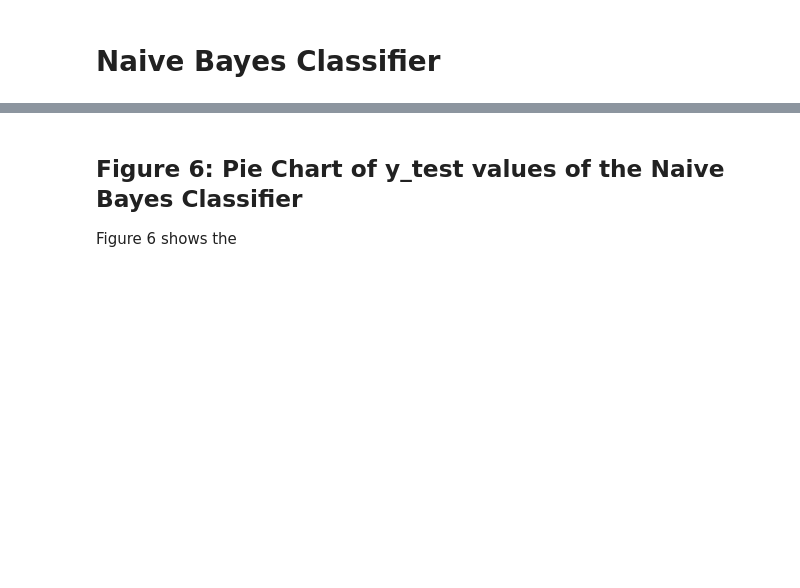
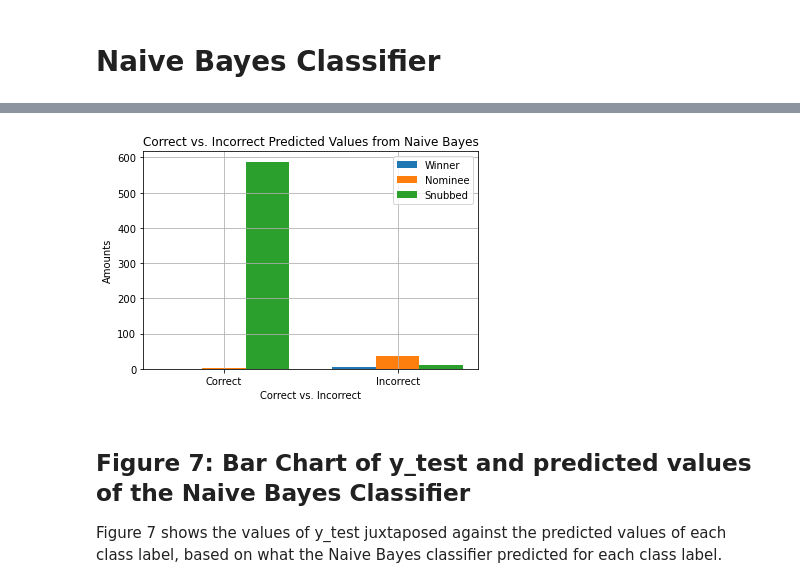
Before and after one commit to hannahnvc/CPSC322-Final-Project, a Jupyter notebook: Final_Movie_Project.ipynb, the cells around one changed output, grey strips where cells are left out. Cells and saved outputs as stored; diff of their text form; code cells hidden in the pictures; blank space fills up the shorter version.

Commit message:
Finished Naive Bayes

```diff
--- a/Final_Movie_Project.ipynb
+++ b/Final_Movie_Project.ipynb
@@ -264,4 +268,23 @@ myevaluation.confusion_matrix(y_test, predicted, ["Winner", "Nominee", "Snubbed"
+# %%
+win_vals = myevaluation.confusion_matrix(y_test, predicted, ["Winner", "Nominee", "Snubbed"])[0]
+nominee_vals = myevaluation.confusion_matrix(y_test, predicted, ["Winner", "Nominee", "Snubbed"])[1]
+snubbed_vals = myevaluation.confusion_matrix(y_test, predicted, ["Winner", "Nominee", "Snubbed"])[2]
+correct_win_vals = win_vals[0]
+incorrect_win_vals = win_vals[1] + win_vals[2]
+w_vals = [correct_win_vals, incorrect_win_vals]
+correct_nom_vals = nominee_vals[1]
+incorrect_nom_vals = nominee_vals[0] + nominee_vals[2]
+n_vals = [correct_nom_vals, incorrect_nom_vals]
+correct_snubbed_vals = snubbed_vals[2]
+incorrect_snubbed_vals = snubbed_vals[1] + snubbed_vals[0]
+s_vals = [correct_snubbed_vals, incorrect_snubbed_vals]
+vals = ["Correct", "Incorrect"]
+
+
+plot_utils.make_triple_bar_graphs(vals, w_vals, n_vals, s_vals, "Correct vs. Incorrect Predicted Values from Naive Bayes", "Correct vs. Incorrect", "Amounts", "Winner", "Nominee", "Snubbed")
+# %% [output]
+[figure, added]
 # %% [markdown]
-## Figure 6: Pie Chart of y_test values of the Naive Bayes Classifier
+## Figure 7: Bar Chart of y_test and predicted values of the Naive Bayes Classifier
 
-Figure 6 shows the
+Figure 7 shows the values of y_test juxtaposed against the predicted values of each class label, based on what the Naive Bayes classifier predicted for each class label.
```
Also changed, not shown: parts of 4 cells of this notebook, 2 other files.
